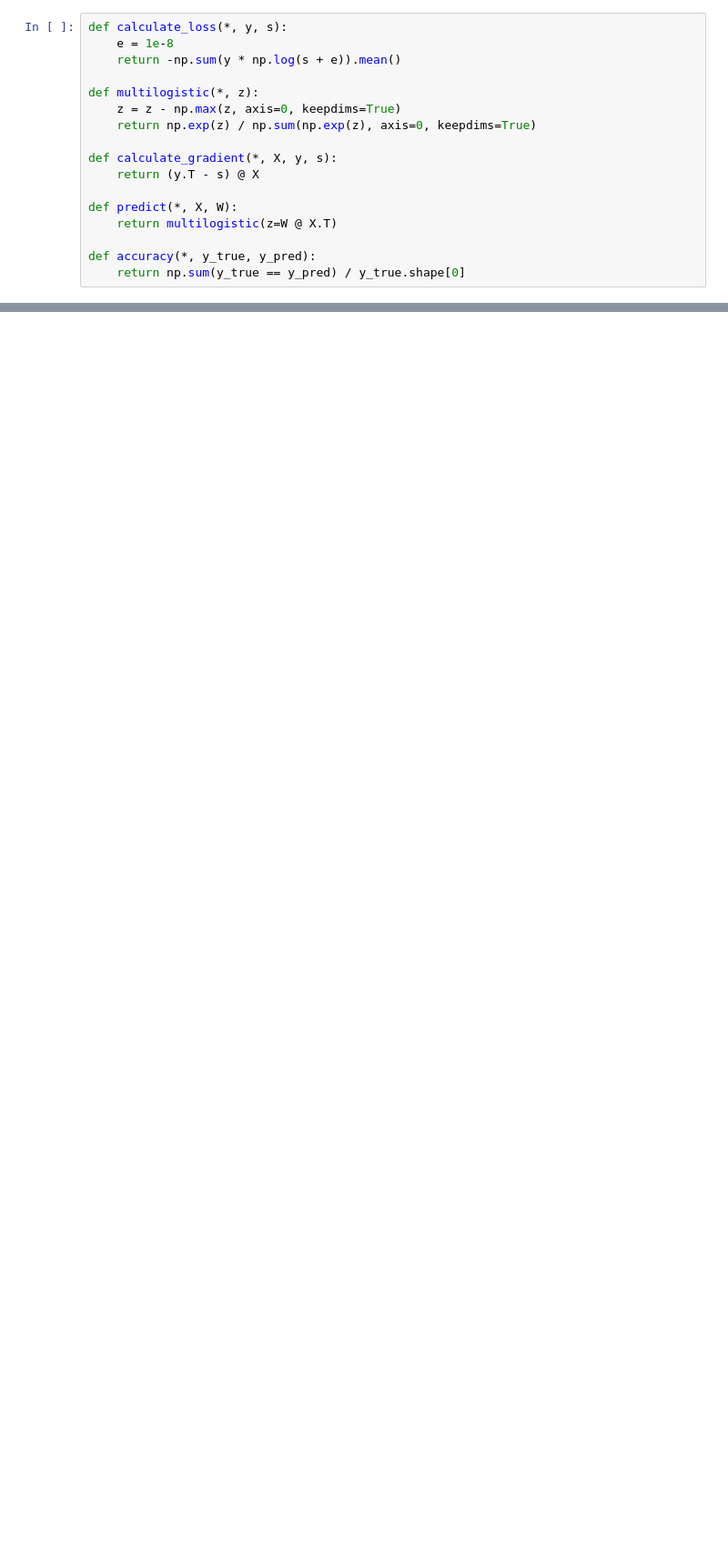
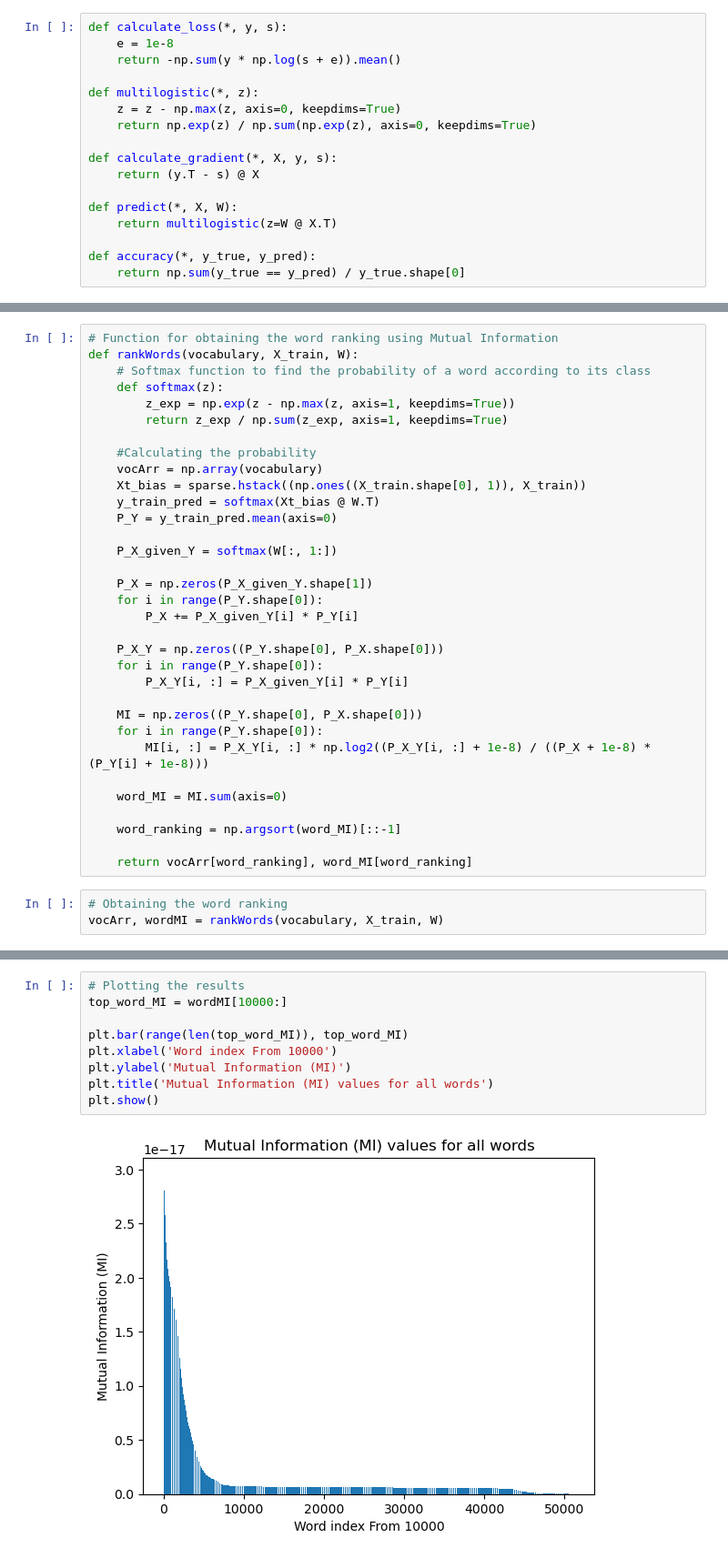
Before and after one commit to davento/TopicCategorizationCS429, a Jupyter notebook: project-2-lr.ipynb, the cells around one changed output, grey strips where cells are left out. Shown at 91% size. Drawn from its saved outputs; the diff is of its cells as text; blank space fills up the shorter version.

```diff
--- a/project-2-lr.ipynb
+++ b/project-2-lr.ipynb
@@ -279,0 +199,36 @@ Best lambda: 1e-05
+# %%
+# Function for obtaining the word ranking using Mutual Information
+def rankWords(vocabulary, X_train, W):
+    # Softmax function to find the probability of a word according to its class
+    def softmax(z):
+        z_exp = np.exp(z - np.max(z, axis=1, keepdims=True))
+        return z_exp / np.sum(z_exp, axis=1, keepdims=True)
+
+    #Calculating the probability
+    vocArr = np.array(vocabulary)
+    Xt_bias = sparse.hstack((np.ones((X_train.shape[0], 1)), X_train))
+    y_train_pred = softmax(Xt_bias @ W.T)
+    P_Y = y_train_pred.mean(axis=0)
+
+    P_X_given_Y = softmax(W[:, 1:])
+
+    P_X = np.zeros(P_X_given_Y.shape[1])
+    for i in range(P_Y.shape[0]):
+        P_X += P_X_given_Y[i] * P_Y[i]
+
+    P_X_Y = np.zeros((P_Y.shape[0], P_X.shape[0]))
+    for i in range(P_Y.shape[0]):
+        P_X_Y[i, :] = P_X_given_Y[i] * P_Y[i]
+
+    MI = np.zeros((P_Y.shape[0], P_X.shape[0]))
+    for i in range(P_Y.shape[0]):
+        MI[i, :] = P_X_Y[i, :] * np.log2((P_X_Y[i, :] + 1e-8) / ((P_X + 1e-8) * (P_Y[i] + 1e-8)))
+
+    word_MI = MI.sum(axis=0)
+
+    word_ranking = np.argsort(word_MI)[::-1]
+
+    return vocArr[word_ranking], word_MI[word_ranking]
+# %%
+# Obtaining the word ranking
+vocArr, wordMI = rankWords(vocabulary, X_train, W)
@@ -279,0 +252,11 @@ Best lambda: 1e-05
+# %%
+# Plotting the results
+top_word_MI = wordMI[10000:]
+
+plt.bar(range(len(top_word_MI)), top_word_MI)
+plt.xlabel('Word index From 10000')
+plt.ylabel('Mutual Information (MI)')
+plt.title('Mutual Information (MI) values for all words')
+plt.show()
+# %% [output]
+[figure, added]
```
Also changed, not shown: parts of 72 cells of this notebook, 3 other files.
